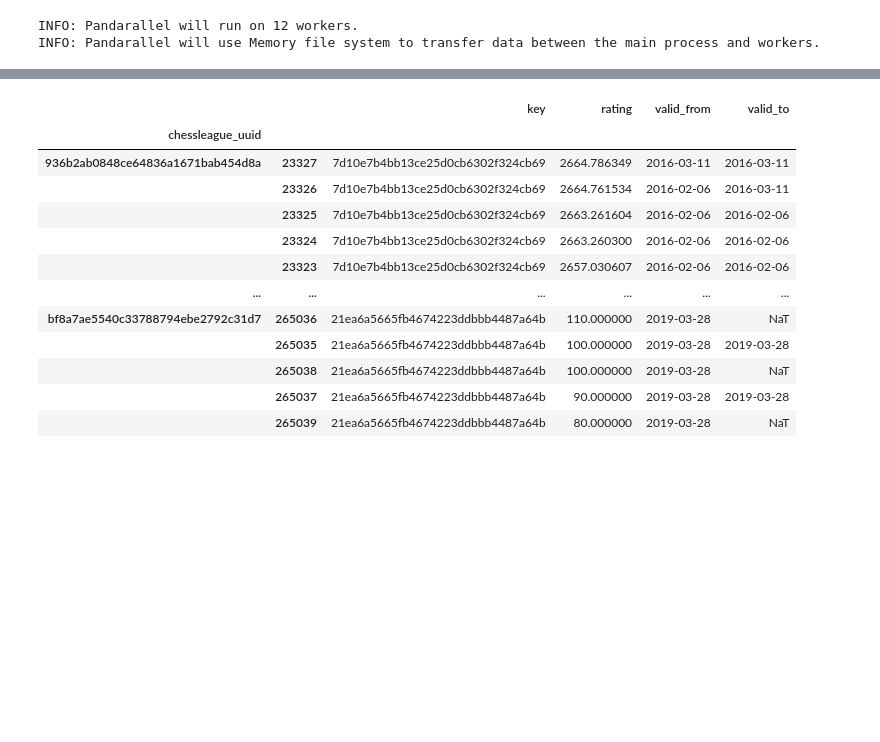
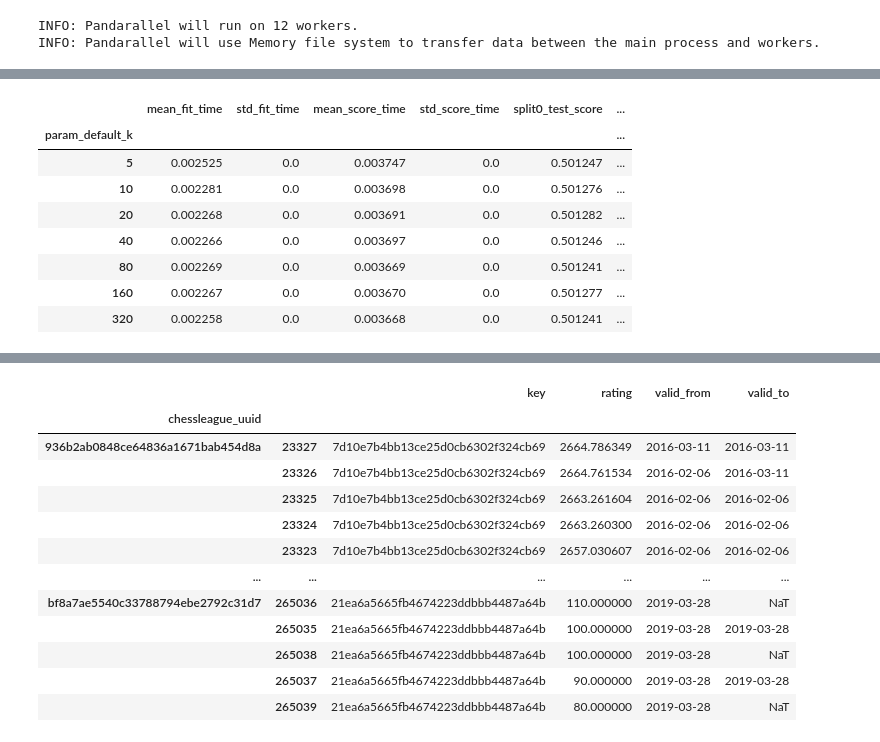
Before and after one commit to warner121/wizepair2, a Jupyter notebook: notebooks/skelo.ipynb, the cells around one changed output, grey strips where cells are left out. Saved outputs shown, nothing was run; the diff lists cells and outputs as text; code cells hidden in the pictures; blank space fills up the shorter version.

```diff
--- a/notebooks/skelo.ipynb
+++ b/notebooks/skelo.ipynb
@@ -42,0 +44,27 @@ len(df.index)
+# %%
+from sklearn.model_selection import GridSearchCV
+
+def elo_grid(df, return_ratings=False):
+
+    # create a table where winner / loser is defined
+    df = df.copy(deep=True).reset_index()
+    if df.empty: return None
+
+    model = EloEstimator(
+            key1_field="fragment1",
+            key2_field="fragment2",
+            timestamp_field="publication_date_greatest",
+            initial_time=pd.to_datetime('1970-01-01')
+    )
+
+    clf = GridSearchCV(
+        model,
+        param_grid={'default_k': [5, 10, 20, 40, 80, 160, 320]},
+        refit=False,
+        cv=[(df.index, df.index)],
+        scoring='accuracy'
+    ).fit(df, df['label'])
+
+    return pd.DataFrame(clf.cv_results_)
+# %%
+df_elo_grid = df.groupby(['chessleague_uuid']).parallel_apply(elo_grid)
@@ -43,3 +90,15 @@ len(df.index)
+# %%
+df_elo_grid.groupby('param_default_k').median()
+# %% [output]
+|  | mean_fit_time | std_fit_time | mean_score_time | std_score_time | split0_test_score | ... |
+| param_default_k |  |  |  |  |  | ... |
+| 5 | 0.002525 | 0.0 | 0.003747 | 0.0 | 0.501247 | ... |
+| 10 | 0.002281 | 0.0 | 0.003698 | 0.0 | 0.501276 | ... |
+| 20 | 0.002268 | 0.0 | 0.003691 | 0.0 | 0.501282 | ... |
+| 40 | 0.002266 | 0.0 | 0.003697 | 0.0 | 0.501246 | ... |
+| 80 | 0.002269 | 0.0 | 0.003669 | 0.0 | 0.501241 | ... |
+| 160 | 0.002267 | 0.0 | 0.003670 | 0.0 | 0.501277 | ... |
+| 320 | 0.002258 | 0.0 | 0.003668 | 0.0 | 0.501241 | ... |
 # %%
 def elo(df, return_ratings=False):
 
```
Also changed, not shown: parts of 13 cells of this notebook, 5 other files.
